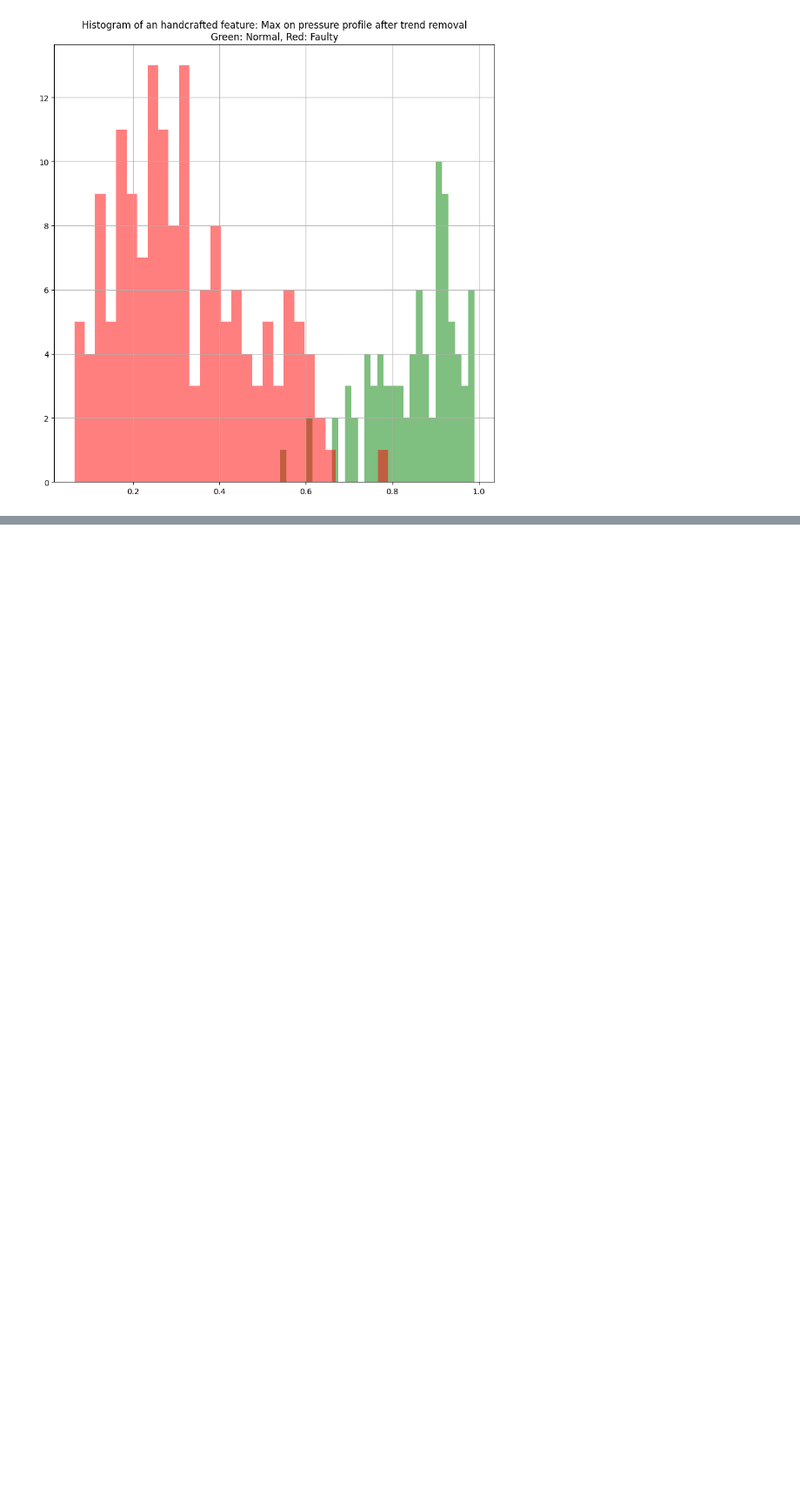
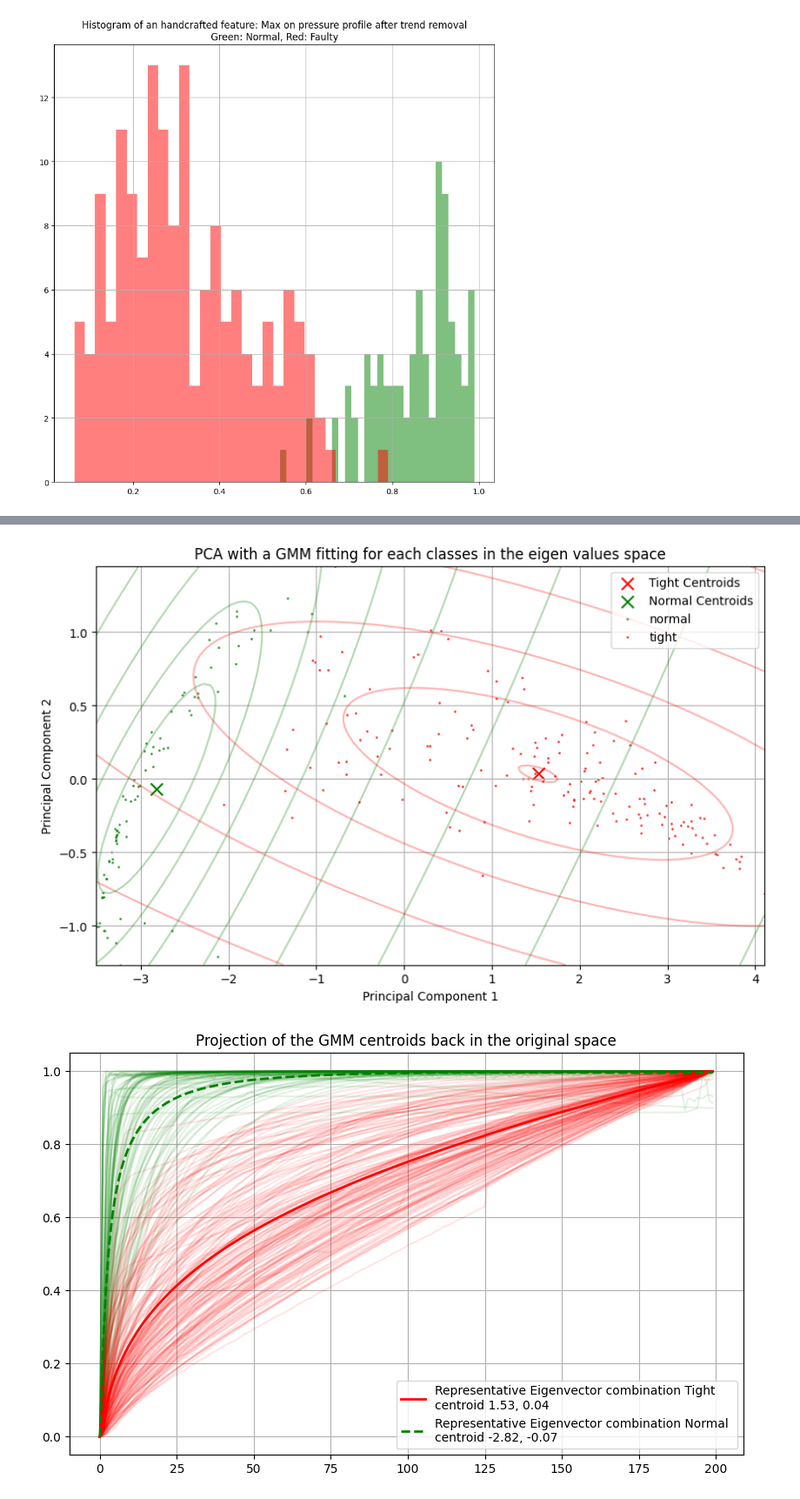
Before and after one commit to balthazarneveu/geosciences, a Jupyter notebook: TP_2/code/TP_2.ipynb, the cells around one changed output, grey strips where cells are left out. Shown at 87% size. Drawn from its saved outputs; the diff is of its cells as text; code cells hidden in the pictures; blank space fills up the shorter version.

```diff
--- a/TP_2/code/TP_2.ipynb
+++ b/TP_2/code/TP_2.ipynb
@@ -61,0 +85,77 @@ plt.show()
+# %%
+from sklearn.mixture import GaussianMixture
+from matplotlib.colors import LogNorm
+gmm_number_of_components = 1
+pressure_pca_neg = pressure_pca[np.array(labels) == 0]
+pressure_pca_pos = pressure_pca[np.array(labels) == 1]
+
+plt.figure(figsize=(10, 6))
+# Fit GMM to each class
+gmm_class0 = GaussianMixture(n_components=gmm_number_of_components, covariance_type='full').fit(pressure_pca_neg)
+gmm_class1 = GaussianMixture(n_components=gmm_number_of_components, covariance_type='full').fit(pressure_pca_pos)
+
+
+
+# Plotting the GMM centroids
+plt.scatter(gmm_class0.means_[:, 0], gmm_class0.means_[:, 1], color='red', marker='x', s=100, label='Tight Centroids')
+plt.scatter(gmm_class1.means_[:, 0], gmm_class1.means_[:, 1], color='green', marker='x', s=100, label='Normal Centroids')
+
+
+# Create a grid for plotting
+x = np.linspace(np.min(pressure_pca[:, 0]), np.max(pressure_pca[:, 0]), 100)
+y = np.linspace(np.min(pressure_pca[:, 1]), np.max(pressure_pca[:, 1]), 100)
+X, Y = np.meshgrid(x, y)
+XX = np.array([X.ravel(), Y.ravel()]).T
+
+# Calculate score samples
+Z0 = -gmm_class0.score_samples(XX)
+Z0 = Z0.reshape(X.shape)
+
+Z1 = -gmm_class1.score_samples(XX)
+Z1 = Z1.reshape(X.shape)
+
+# Plotting the GMM distribution contours
+plt.contour(X, Y, Z0, norm=LogNorm(vmin=1.0, vmax=1000.0), levels=np.logspace(0, 3, 10), alpha=0.3, colors='red')
+plt.contour(X, Y, Z1, norm=LogNorm(vmin=1.0, vmax=1000.0), levels=np.logspace(0, 3, 10), alpha=0.3, colors='green')
+
+for i, color, label_name in zip([1, 0], colors, ["normal", "tight"]):
+    indices = np.array(labels)==i
+    plt.scatter(pressure_pca[indices, 0], pressure_pca[indices, 1],  marker='o',
+                s=1,
+                alpha=0.7, color=color, label=f'{label_name}')
+plt.xlabel('Principal Component 1')
+plt.ylabel('Principal Component 2')
+plt.title('PCA with a GMM fitting for each classes in the eigen values space')
+plt.legend()
+plt.grid(True)
+plt.show()
+
+
+# Retrieve the eigenvectors
+plt.figure(figsize=(10, 6))
+eigenvectors = pca.components_
+first_eigenvector = eigenvectors[0]
+second_eigenvector = eigenvectors[1]
+pressure_array = np.array(pressure)
+pressure_array = pressure_array
+meanp = np.mean(pressure_array, axis=0, keepdims=True)
+for i, color in zip([1, 0], colors):
+    indices = np.array(labels)==i
+    plt.plot(pressure_array[indices, :].T, '-', color=color, alpha=0.1)
+
+# Plotting GMM centroids
+for centroid in gmm_class0.means_:
+    reproj = np.dot(centroid, eigenvectors)+meanp
+    plt.plot(reproj[0, :], color='red', linewidth=2, linestyle='-', label=f'Representative Eigenvector combination Tight\ncentroid {centroid[0]:.2f}, {centroid[1]:.2f}')
+
+for centroid in gmm_class1.means_:
+    reproj = np.dot(centroid, eigenvectors)+meanp
+    plt.plot(reproj[0, :], color='green', linewidth=2, linestyle='--', label=f'Representative Eigenvector combination Normal \ncentroid {centroid[0]:.2f}, {centroid[1]:.2f}')
+
+plt.legend()
+plt.title('Projection of the GMM centroids back in the original space')
+plt.grid(True)
+plt.show()
+# %% [output]
+[figure, added]
+[figure, added]
```
Also changed, not shown: parts of 2 cells of this notebook, 7 other files.
